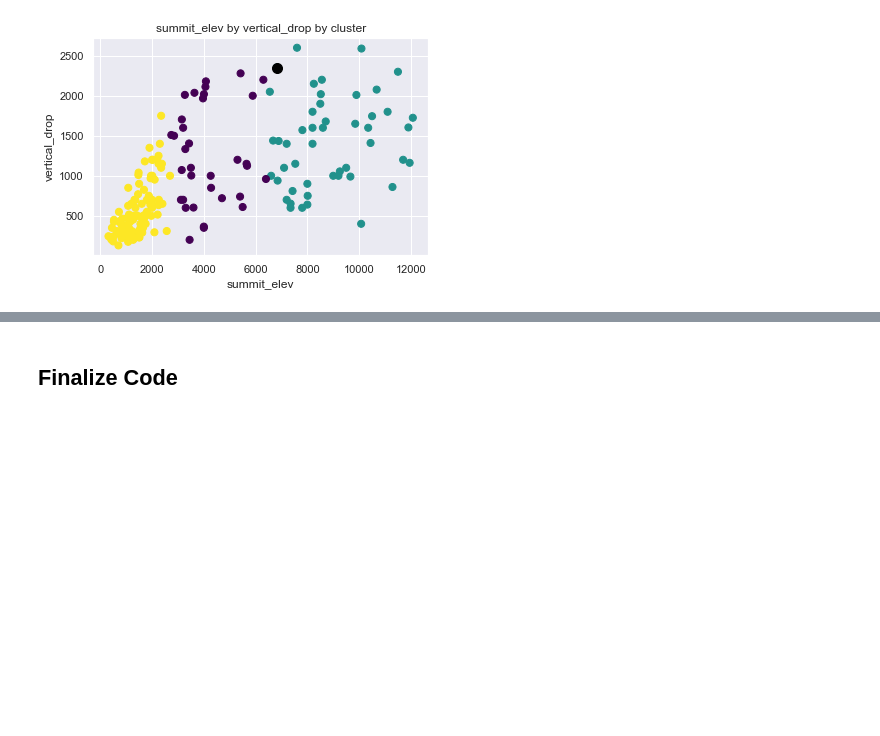
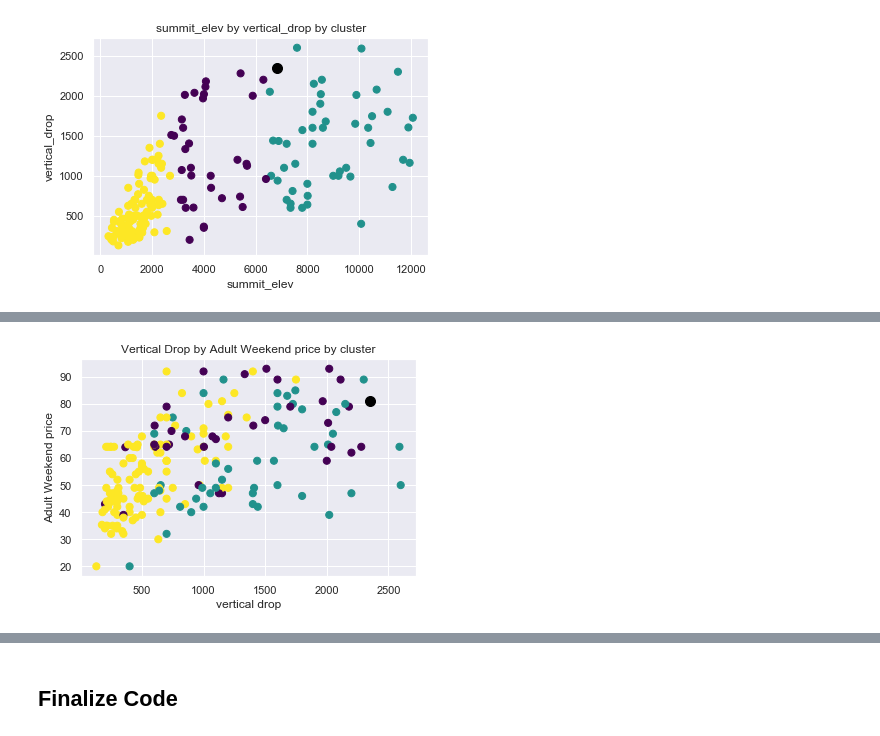
Before and after one commit to ShrutikaSankar/Springboard, a Jupyter notebook: GuidedCapstone/DataWrangling/Notebook6.ipynb, the cells around one changed output, grey strips where cells are left out. Cells and saved outputs as stored; diff of their text form; code cells hidden in the pictures; blank space fills up the shorter version.

```diff
--- a/GuidedCapstone/DataWrangling/Notebook6.ipynb
+++ b/GuidedCapstone/DataWrangling/Notebook6.ipynb
@@ -328,3 +341,15 @@ plt.savefig('figures/fig4.png',bbox_inches='tight')
+# %%
+#summit
+plt.scatter(df['vertical_drop'], df['AdultWeekend'], c=df['clusters'], s=50, cmap='viridis', label ='clusters')
+plt.scatter(ac['vertical_drop'], ac['AdultWeekend'], c='black', s=100)
+
+plt.xlabel('vertical drop')
+plt.ylabel('Adult Weekend price')
+plt.title('Vertical Drop by Adult Weekend price by cluster')
+plt.show()
+#plt.savefig('figures/fig10.png',bbox_inches='tight')
+# %% [output]
+[figure, added]
 # %%
 #Days open
 loc_x = df.columns.get_loc('daysOpenLastYear')
```
Also changed, not shown: parts of 10 cells of this notebook.
